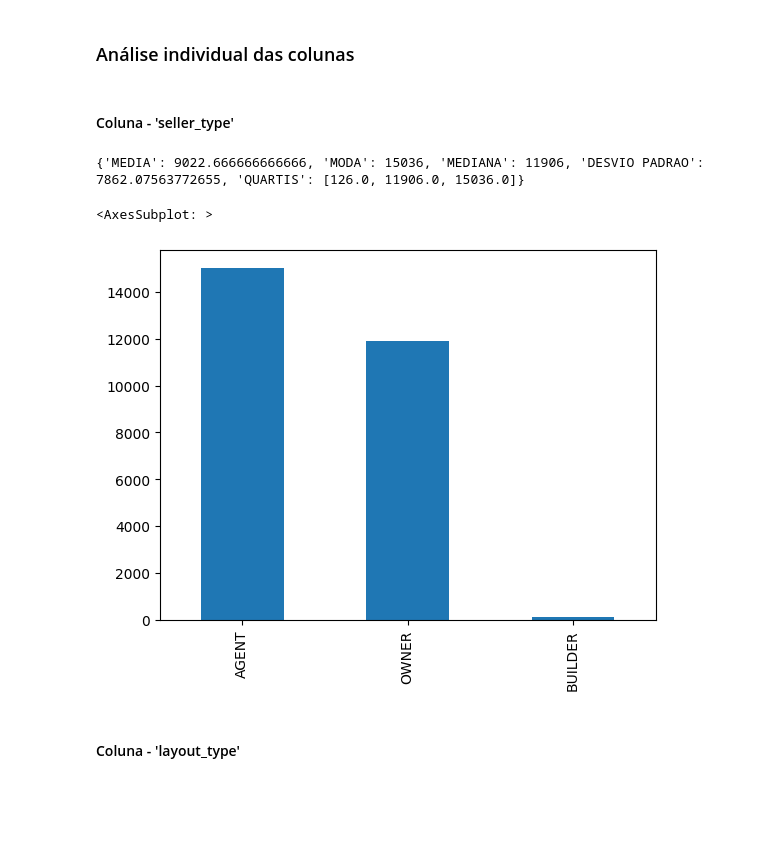
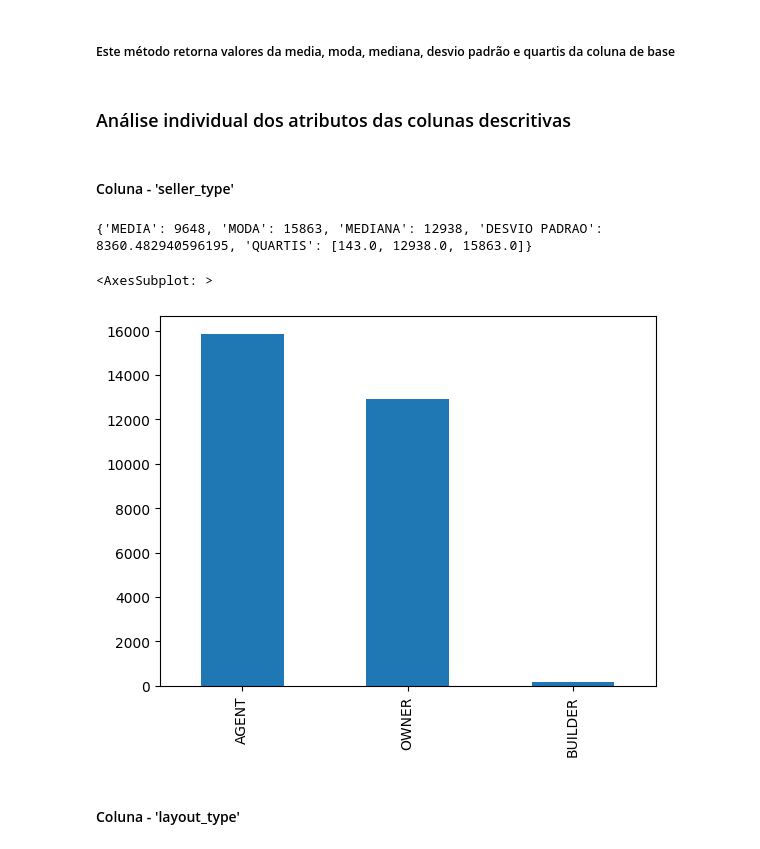
Before and after one commit to Felipanjos/a3_big_data_2022.2-, a Jupyter notebook: notebook.ipynb, the cells around one changed output. Saved outputs shown, nothing was run; the diff lists cells and outputs as text; code cells hidden in the pictures; blank space fills up the shorter version.

```diff
--- a/notebook.ipynb
+++ b/notebook.ipynb
@@ -26,2 +47,0 @@ df = pd.concat([chennai_df, hyderabad_df, kolkata_df])
-# %%
-df['property_type'] = df['property_type'].astype(str)
@@ -41 +94,3 @@ drop_null_rows(list(df.columns))
+# %%
+df.dropna(inplace=True)
 # %% [markdown]
@@ -87,6 +128,8 @@ def analise_preco(coluna):
 
 
     return dct_retorno
+# %% [markdown]
+##### Este método retorna valores da media, moda, mediana, desvio padrão e quartis da coluna de base
 # %%
 def analise_desc_num(coluna):
     global df
@@ -108,21 +151,21 @@ def analise_desc_num(coluna):
 
     return dct_retorno
 # %% [markdown]
-### Análise individual das colunas
+### Análise individual dos atributos das colunas descritivas
 # %% [markdown]
 #### Coluna - 'seller_type'
 # %%
-coluna_analise = 'seller_type'
+coluna_analise_seller_type = 'seller_type'
 
-statis = analise_desc_num(coluna_analise)
+statis = analise_desc_num(coluna_analise_seller_type)
 
 
 print(statis)
-df[coluna_analise].value_counts().plot(kind='bar')
+df[coluna_analise_seller_type].value_counts().plot(kind='bar')
 # %% [output]
-{'MEDIA': 9022.666666666666, 'MODA': 15036, 'MEDIANA': 11906, 'DESVIO PADRAO': 7862.07563772655, 'QUARTIS': [126.0, 11906.0, 15036.0]}
+{'MEDIA': 9648, 'MODA': 15863, 'MEDIANA': 12938, 'DESVIO PADRAO': 8360.482940596195, 'QUARTIS': [143.0, 12938.0, 15863.0]}
 <AxesSubplot: >
-[figure, old version]
+[figure, new version]
 # %% [markdown]
 #### Coluna - 'layout_type'
 # %%
```
Also changed, not shown: parts of 39 cells of this notebook.
